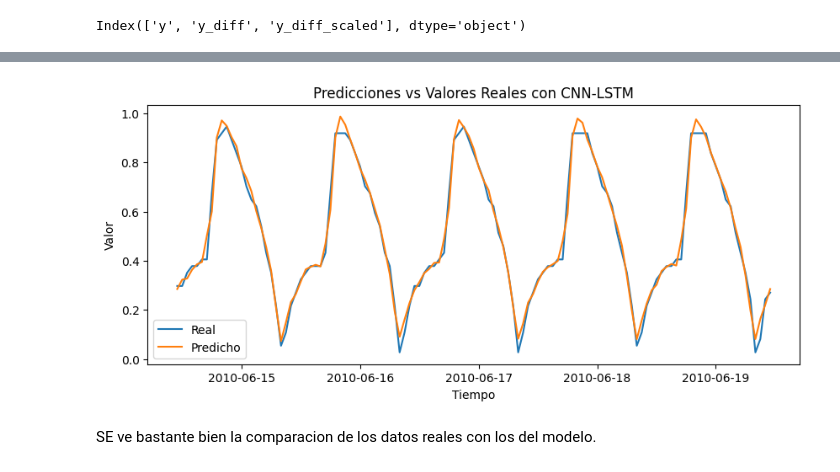
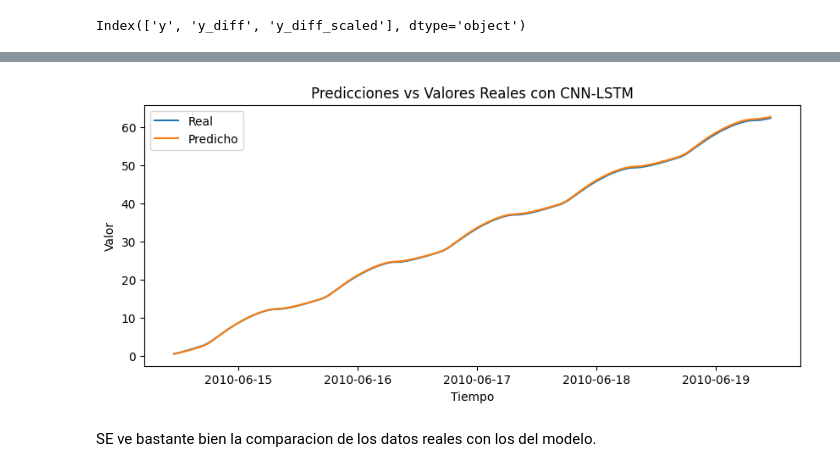
Before and after one commit to Maria-Paula-PR/SeriesTemporales_RedesNeuronales, a Jupyter notebook: df_h309.ipynb, the cells around one changed output, grey strips where cells are left out. Drawn from its saved outputs; the diff is of its cells as text; code cells hidden in the pictures.

```diff
--- a/df_h309.ipynb
+++ b/df_h309.ipynb
@@ -1721,0 +2334,28 @@ Se recomienda probar con otros ajustes, como diferentes tasas de aprendizaje, m
+# %%
+# Ajustar el scaler train
+y_train_scaled = scaler_minmax.fit_transform(y_train.reshape(-1, 1))
+
+# Predicciones sin diferenciación
+initial_value = y_test[0]  # Valor inicial para revertir la diferenciación
+
+y_test_no_diff = np.cumsum(y_test) + initial_value
+y_pred_no_diff = np.cumsum(y_pred) + initial_value
+
+# quitar escala
+y_test_original = scaler_minmax.inverse_transform(y_test_no_diff.reshape(-1, 1)).flatten()
+y_pred_original = scaler_minmax.inverse_transform(y_pred_no_diff.reshape(-1, 1)).flatten()
+
+
+plt.figure(figsize=(12, 5))
+
+# real
+plt.plot(y_test_original, label="Serie Real", linestyle="dashed", color='blue')
+
+#prediccion
+plt.plot(y_pred_original, label="Serie Predicha", alpha=0.8, color='red')
+
+plt.title("Serie Temporal vs Predicción (Sin Diferenciación)")
+plt.xlabel("Tiempo")
+plt.ylabel("y")
+plt.legend()
+plt.show()
@@ -1806,6 +2450,18 @@ print(df_h309.columns)
 Index(['y', 'y_diff', 'y_diff_scaled'], dtype='object')
 # %%
 import matplotlib.pyplot as plt
+
+# Hacer predicciones con el modelo
+y_pred = model_cnnlstm1.predict(X_test)
+
+# Desescalar las predicciones
+y_pred_rescaled = scaler_minmax.inverse_transform(y_pred.reshape(-1, 1))
+y_test_rescaled = scaler_minmax.inverse_transform(y_test.reshape(-1, 1))
+
+plt.figure(figsize=(10, 4))
+plt.plot(df_h309.index[-len(y_test):], y_test_original, label='Real')
+plt.plot(df_h309.index[-len(y_test):], y_pred_original, label='Predicho')
+plt.xlabel('Tiempo')import matplotlib.pyplot as plt
 
 # Hacer predicciones con el modelo
 y_pred = model_cnnlstm1.predict(X_test)
@@ -1822,4 +2478,9 @@ plt.ylabel('Valor')
 plt.title('Predicciones vs Valores Reales con CNN-LSTM')
 plt.legend()
 plt.show()
+
+plt.ylabel('Valor')
+plt.title('Predicciones vs Valores Reales con CNN-LSTM')
+plt.legend()
+plt.show()
 # %% [output]
@@ -1827,4 +2488,4 @@ plt.show()
-[figure, old version]
+[figure, new version]
 # %% [markdown]
 SE ve bastante bien la comparacion de los datos reales con los del modelo.
 # %%
```
Also changed, not shown: parts of 117 cells of this notebook.
